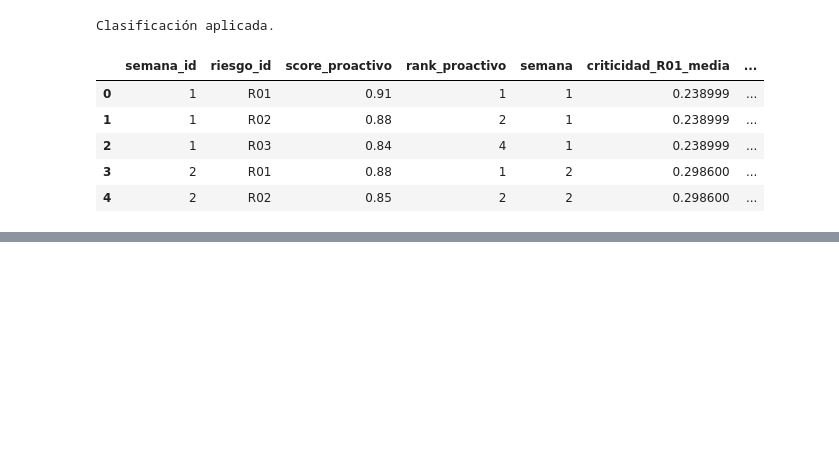
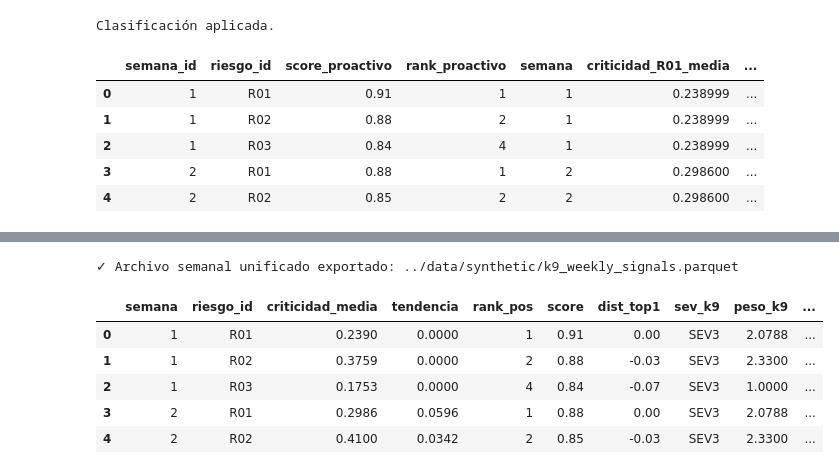
Before and after one commit to sanchezsantana/semantiq, a Jupyter notebook: k9_mining_safety/notebooks/01_generate_stde_v3.ipynb, the cells around one changed output, grey strips where cells are left out. Drawn from its saved outputs; the diff is of its cells as text; code cells hidden in the pictures; blank space fills up the shorter version.

```diff
--- a/k9_mining_safety/notebooks/01_generate_stde_v3.ipynb
+++ b/k9_mining_safety/notebooks/01_generate_stde_v3.ipynb
@@ -2085,0 +2131,48 @@ print(f"✓ Payload PredictorNode exportado: {predictor_json_path}")
+# %%
+# ------------------------------------------------------------
+# Celda 8.4 — DataFrame semanal unificado: k9_weekly_signals.parquet
+# ------------------------------------------------------------
+
+import pyarrow as pa
+import pyarrow.parquet as pq
+
+# ------------------------------------------------------------
+# 1) Partimos del df_senales_k9 (ya generado en 7.x)
+# ------------------------------------------------------------
+
+df_weekly = df_senales_k9.copy()
+
+# ------------------------------------------------------------
+# 2) Agregar columnas indicadoras para AnalystNode
+# ------------------------------------------------------------
+
+# Top3 según ranking del modelo proactivo (columna rank_pos)
+df_weekly["is_top3"] = df_weekly["rank_pos"].apply(lambda r: r <= 3)
+
+# Riesgo dominante por criticidad media
+df_weekly["riesgo_dominante"] = df_weekly.groupby("semana")["criticidad_media"] \
+                                          .transform(lambda x: x == x.max())
+
+# Semana del lunes crítico
+semana_lc = int(df_eventos[df_eventos["es_lunes_critico"] == True]["semana"].iloc[0])
+df_weekly["es_semana_lunes_critico"] = df_weekly["semana"] == semana_lc
+
+# ------------------------------------------------------------
+# 3) Exportar como parquet
+# ------------------------------------------------------------
+
+path_parquet = os.path.join(OUTPUT_DIR, "k9_weekly_signals.parquet")
+
+table = pa.Table.from_pandas(df_weekly)
+pq.write_table(table, path_parquet)
+
+print(f"✓ Archivo semanal unificado exportado: {path_parquet}")
+df_weekly.head()
+# %% [output]
+✓ Archivo semanal unificado exportado: ../data/synthetic/k9_weekly_signals.parquet
+|  | semana | riesgo_id | criticidad_media | tendencia | rank_pos | score | dist_top1 | sev_k9 | peso_k9 | ... |
+| 0 | 1 | R01 | 0.2390 | 0.0000 | 1 | 0.91 | 0.00 | SEV3 | 2.0788 | ... |
+| 1 | 1 | R02 | 0.3759 | 0.0000 | 2 | 0.88 | -0.03 | SEV3 | 2.3300 | ... |
+| 2 | 1 | R03 | 0.1753 | 0.0000 | 4 | 0.84 | -0.07 | SEV3 | 1.0000 | ... |
+| 3 | 2 | R01 | 0.2986 | 0.0596 | 1 | 0.88 | 0.00 | SEV3 | 2.0788 | ... |
+| 4 | 2 | R02 | 0.4100 | 0.0342 | 2 | 0.85 | -0.03 | SEV3 | 2.3300 | ... |
```
Also changed, not shown: parts of 17 cells of this notebook.
